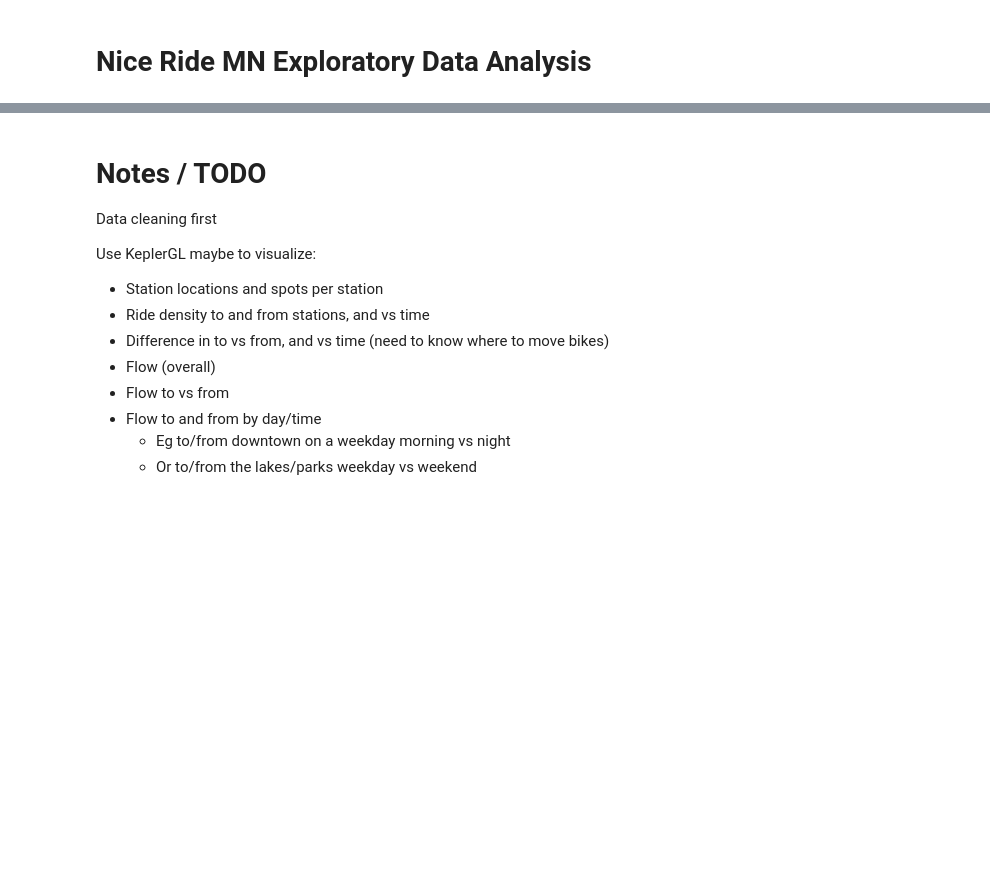
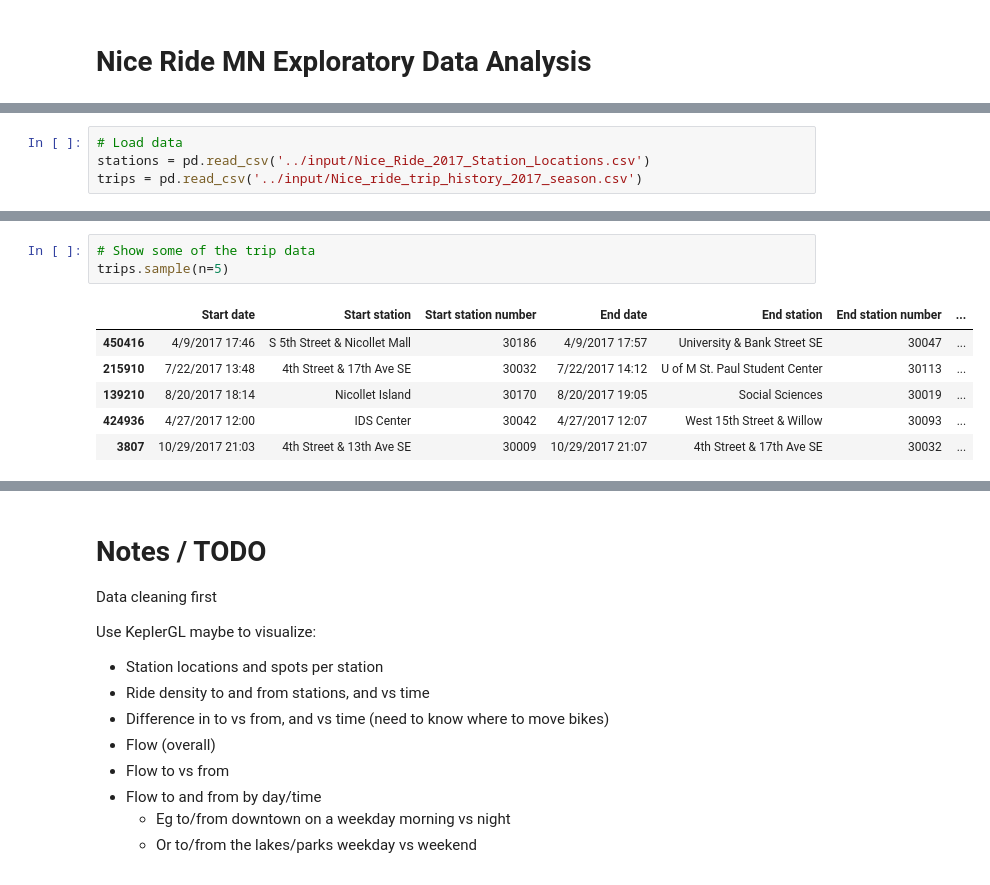
Before and after one commit to brendanhasz/nice-ride, a Jupyter notebook: Nice_Ride_EDA.ipynb, the cells around one changed output, grey strips where cells are left out. Drawn from its saved outputs; the diff is of its cells as text; blank space fills up the shorter version.

```diff
--- a/Nice_Ride_EDA.ipynb
+++ b/Nice_Ride_EDA.ipynb
@@ -199,0 +28,4 @@ Name: Account type, dtype: int64
+# %%
+# Load data
+stations = pd.read_csv('../input/Nice_Ride_2017_Station_Locations.csv')
+trips = pd.read_csv('../input/Nice_ride_trip_history_2017_season.csv')
@@ -199,0 +68,10 @@ Name: Account type, dtype: int64
+# %%
+# Show some of the trip data
+trips.sample(n=5)
+# %% [output]
+|  | Start date | Start station | Start station number | End date | End station | End station number | ... |
+| 450416 | 4/9/2017 17:46 | S 5th Street & Nicollet Mall | 30186 | 4/9/2017 17:57 | University & Bank Street SE | 30047 | ... |
+| 215910 | 7/22/2017 13:48 | 4th Street & 17th Ave SE | 30032 | 7/22/2017 14:12 | U of M St. Paul Student Center | 30113 | ... |
+| 139210 | 8/20/2017 18:14 | Nicollet Island | 30170 | 8/20/2017 19:05 | Social Sciences | 30019 | ... |
+| 424936 | 4/27/2017 12:00 | IDS Center | 30042 | 4/27/2017 12:07 | West 15th Street & Willow | 30093 | ... |
+| 3807 | 10/29/2017 21:03 | 4th Street & 13th Ave SE | 30009 | 10/29/2017 21:07 | 4th Street & 17th Ave SE | 30032 | ... |
```
Also changed, not shown: parts of 35 cells of this notebook.
